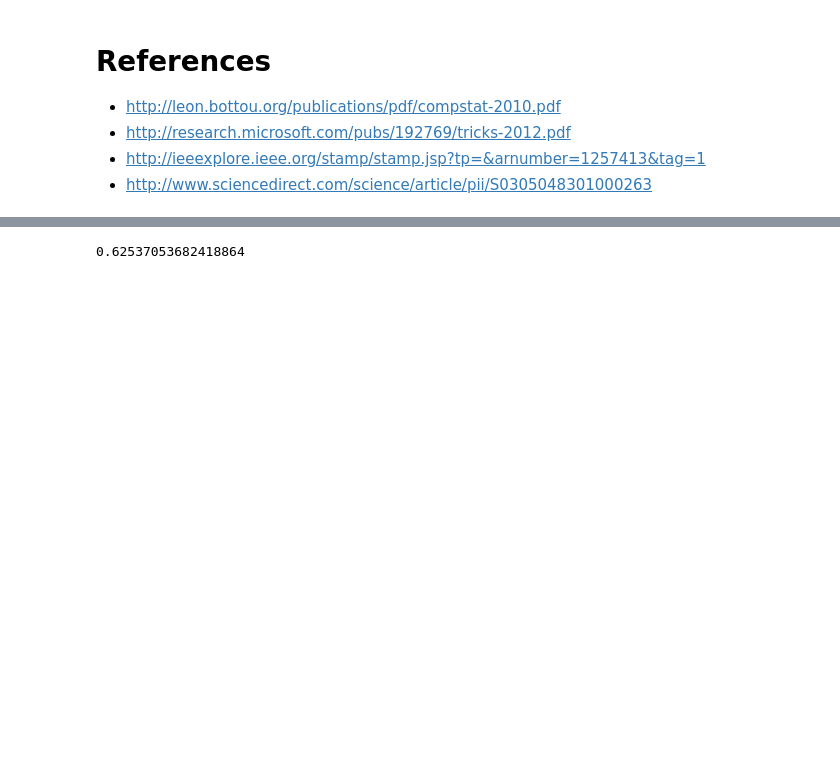
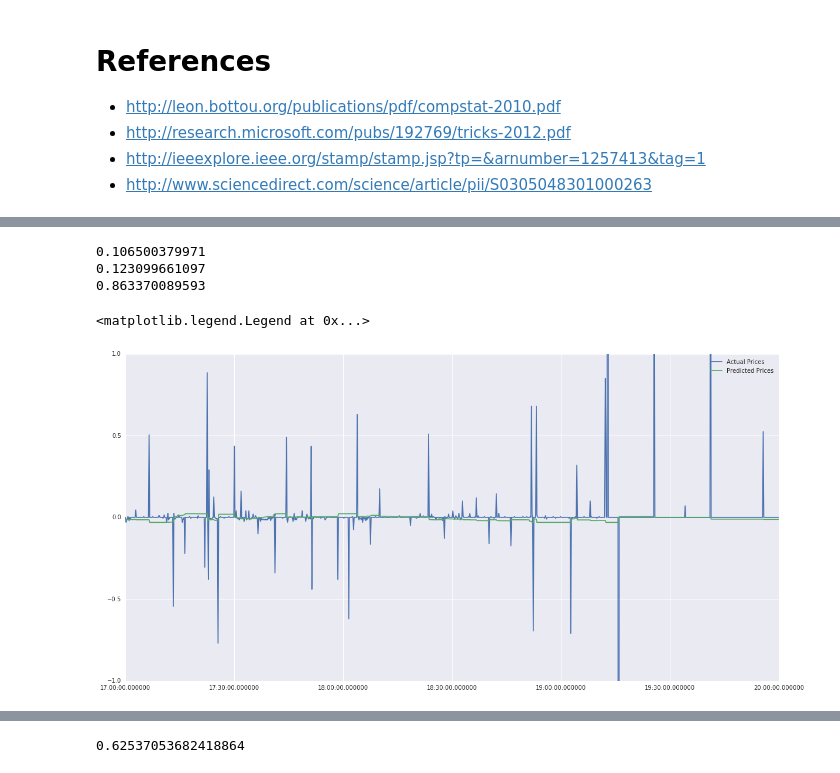
Before and after one commit to Lucsanszky/btc-price-prediction, a Jupyter notebook: data-analysis/support-vector-regression.ipynb, the cells around one changed output, grey strips where cells are left out. Saved outputs shown, nothing was run; the diff lists cells and outputs as text; code cells hidden in the pictures; blank space fills up the shorter version.

```diff
--- a/data-analysis/support-vector-regression.ipynb
+++ b/data-analysis/support-vector-regression.ipynb
@@ -223,3 +244,51 @@ Chromosome:  [0.002, 0.0759965388605597]
+# %%
+X, y = data10s[features].copy(), data10s['DELTAP'].copy()
+
+for df in X.columns.tolist():
+    X[df] = preproc.StandardScaler().fit(X[df].reshape(-1,1)).transform(X[df].reshape(-1,1))
+
+train_dates = X.index[:int(0.7*len(X))]
+valid_dates = X.index[int(0.7*len(X)):int(0.85*len(X))]
+test_dates = X.index[int(0.85*len(X)):]
+
+X_train = X[train_dates[0]:valid_dates[-1]]
+y_train = y[train_dates[0]:valid_dates[-1]]
+
+sgd = linear_model.SGDRegressor(epsilon = 0.0, shuffle = False, loss='epsilon_insensitive',
+                                penalty = 'l1', learning_rate = 'constant',
+                                alpha = 0.008019669427699848, eta0 = 0.002990851700931255,
+                                power_t = 0.316095176145151, l1_ratio = 0.12999520558388655)
+
+sgd.fit(X_train, y_train)
+
+X_valid = X[valid_dates[0]:valid_dates[-1]]
+y_valid = y[valid_dates[0]:valid_dates[-1]]
+
+X_test = X[test_dates[0]:test_dates[-1]]
+y_test = y[test_dates[0]:test_dates[-1]]
+
+pred = sgd.predict(X_test)
+
+rmse_test = np.sqrt(mse(y_test, pred))
+rmse_train = np.sqrt(mse(y_train, sgd.predict(X_train)))
+
+print(rmse_test)
+print(rmse_train)
+
+print(directional_symmetry(y_test, pred))
+
+plt.figure(figsize = (20,10))
+plt.plot(y_test.index, y_test, label = 'Actual Prices')
+plt.plot(y_test.index, pred, label = 'Predicted Prices')
+plt.xlim('2016-04-24 17', '2016-04-24 20')
+plt.ylim(-1,1)
+plt.legend()
+# %% [output]
+0.106500379971
+0.123099661097
+0.863370089593
+<matplotlib.legend.Legend at 0x...>
+[figure, added]
 # %%
 clf = svm.LinearSVR(C = 5000, loss='epsilon_insensitive', max_iter = 100)
 clf.fit(X_train, y_train)
```
Also changed, not shown: parts of 19 cells of this notebook, 2 other files.
